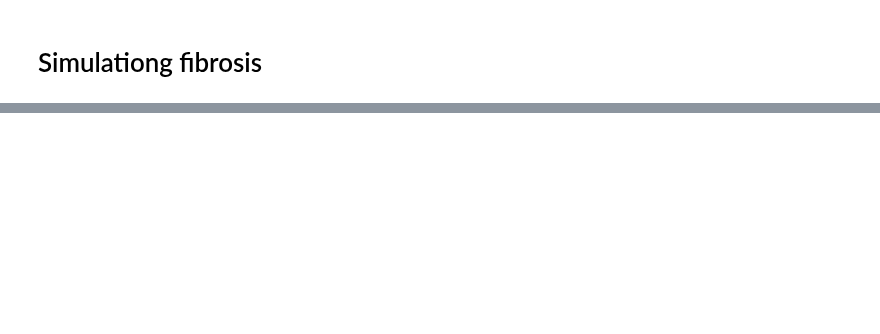
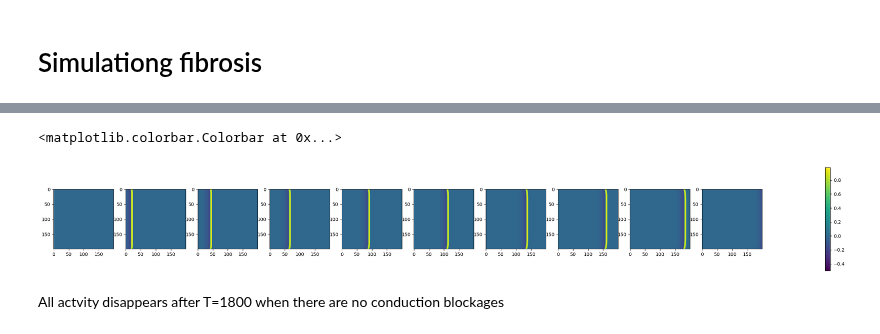
Before and after one commit to Priesemann-Group/perspective_heart_and_brain, a Jupyter notebook: notebooks/fibrosis.ipynb, the cells around one changed output, grey strips where cells are left out. Cells and saved outputs as stored; diff of their text form; code cells hidden in the pictures; blank space fills up the shorter version.

```diff
--- a/notebooks/fibrosis.ipynb
+++ b/notebooks/fibrosis.ipynb
@@ -34,6 +27,6 @@ AttributeError: 'jaxlib.xla_extension.ArrayImpl' object has no attribute 'device
 # %%
 
-def graph_laplacian(N, M, boundary_condition="periodic", sparse_matrix=True, conduction_block_threshold=0.2):
+def graph_laplacian(N, M, boundary_condition="no-flux", sparse_matrix=True, conduction_block_threshold=0.1):
     """
     Create a graph Laplacian using a 9-point stencil with the option to include conduction blocks.
     Includes support for periodic or von Neumann (no-flux) boundary conditions.
@@ -98,14 +91,16 @@ def graph_laplacian(N, M, boundary_condition="periodic", sparse_matrix=True, con
     laplacian_matrix = degree_matrix - adj_matrix
 
     if sparse_matrix:
-        return sparse.csr_matrix(laplacian_matrix)  # Return as sparse matrix
+
+        return sparse.BCSR.from_scipy_sparse(laplacian_matrix)
     else:
-        return laplacian_matrix.todense()  # Return as dense matrix
+        return jnp.array(laplacian_matrix.todense())
 
 
-N_x = 10
-N_y = 10
+
+
+N_x = 200
+N_y = 200
 N = N_x*N_y
 sparse_matrix = True
-laplacian = graph_laplacian(N_x, N_y, boundary_condition="periodic", sparse_matrix=sparse_matrix)
-plt.imshow(laplacian.todense())
+L1=graph_laplacian(N_x, N_y, boundary_condition="no-flux",sparse_matrix=sparse_matrix, conduction_block_threshold=0)
@@ -125,7 +116,7 @@ def FHN_graph(t, y, args):
     return jnp.append(du,dv)
 # %%
 @jax.jit
-def solve_heart(y0='center-excitation',a=3,b=0.2,e=1e-2,Du=.1,T=300,L=graph_laplacian(N_x, N_y, sparse_matrix=sparse_matrix), max_steps=1000000, solver=Dopri5(),rtol=1e-3, atol=1e-4,dt0=1e-2):
+def solve_heart(y0='center-excitation',a=3,b=0.2,e=1e-2,Du=.1,T=300,L=L1, max_steps=1000000, solver=Dopri5(),rtol=1e-3, atol=1e-4,dt0=1e-2):
     if y0 == 'center-excitation':
         y0 = jnp.zeros(2*N)
         center = N//2+N_x//2
@@ -137,4 +128,29 @@ def solve_heart(y0='center-excitation',a=3,b=0.2,e=1e-2,Du=.1,T=300,L=graph_lapl
     saveat = SaveAt(ts=jnp.linspace(0, T, 100))
     stepsize_controller = diffrax.PIDController(rtol=rtol, atol=atol)
 
-    sol = diffeqsolve(term, solver, 0, T, dt0, y0, args=(N,a,b,e,Du, L), saveat=saveat,max_steps=max_steps, progress_meter=diffrax.TqdmProgressMeter(), stepsize_controller=stepsize_controller)
+    sol = diffeqsolve(term, solver, 0, T, dt0, y0, args=(N,a,b,e,Du,L), saveat=saveat,max_steps=max_steps, progress_meter=diffrax.TqdmProgressMeter(), stepsize_controller=stepsize_controller)
+    return sol
+# %%
+N_x=200
+N_y=200
+N=N_x*N_y
+y0 = np.zeros(2*N)
+cells = np.arange(0,N*2,1)
+for i in range(N):
+    if i%N_x==0:
+        y0[i]=0.4
+# %%
+#First simulation without any conduction blockages
+sol = solve_heart(y0=y0,T=1800)
+fig, axs = plt.subplots(1,11,figsize=(30,4))
+min = sol.ys.min()
+max = sol.ys.max()
+for i, ax in enumerate(axs[:-1]):
+    im = ax.imshow(sol.ys[int((i/len(axs)*len(sol.ts))),:N].reshape(N_x,N_y), vmin=min,vmax=max)
+axs[-1].axis('off')
+fig.colorbar(im, ax=axs[-1])
+# %% [output]
+<matplotlib.colorbar.Colorbar at 0x...>
+[figure, added]
+# %% [markdown]
+All actvity disappears after T=1800 when there are no conduction blockages
```
Also changed, not shown: parts of 6 cells of this notebook.
